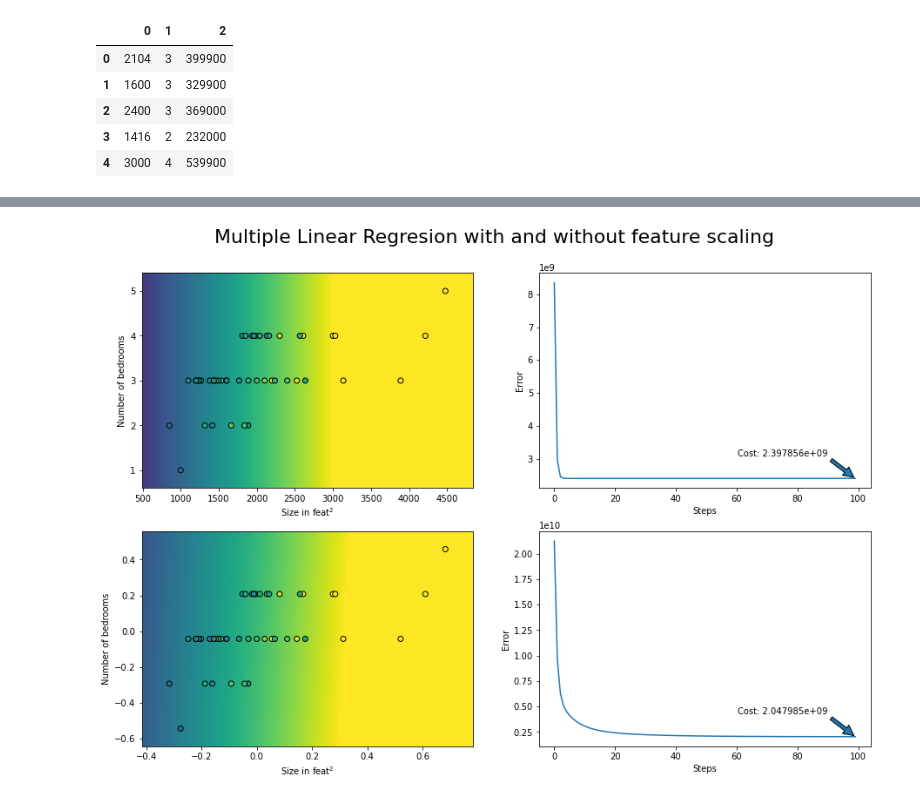
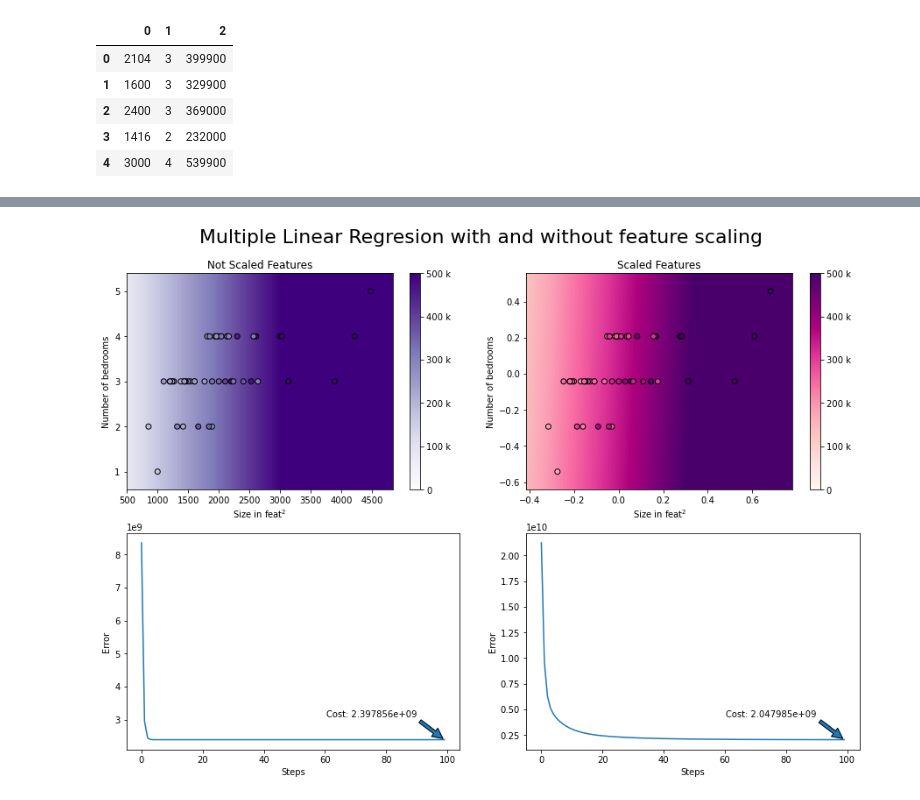
Before and after one commit to albertolg101/ai-course, a Jupyter notebook: multiple-linear-regression.ipynb, the cells around one changed output, grey strips where cells are left out. Drawn from its saved outputs; the diff is of its cells as text; code cells hidden in the pictures.

```diff
--- a/multiple-linear-regression.ipynb
+++ b/multiple-linear-regression.ipynb
@@ -16,10 +16,14 @@ data.head()
 | 3 | 1416 | 2 | 232000 |
 | 4 | 3000 | 4 | 539900 |
 # %%
-fig = plt.figure(figsize=(15, 6))
+from matplotlib import ticker
+
+fig = plt.figure(figsize=(18, 6))
 
 ax1 = fig.add_subplot(121)
-ax1.scatter(data[0], data[1], c=data[2])
+ax1.set_title("Not Scaled Features")
+im = ax1.scatter(data[0], data[1], c=data[2], edgecolors='black', cmap=plt.cm.get_cmap('Purples'))
+fig.colorbar(im, ax=ax1, format=ticker.EngFormatter())
 
 n = data.shape[1] - 1
 m = data.shape[0]
@@ -31,5 +35,7 @@ for i in range(0, n):
     pdata[i] = (data[i] - miu) / delta
 
 ax2 = fig.add_subplot(122)
-ax2.scatter(pdata[0], pdata[1], c=data[2]);
+ax2.set_title("Scaled Features")
+im = ax2.scatter(pdata[0], pdata[1], c=data[2], edgecolors='black', cmap=plt.cm.get_cmap('RdPu'))
+fig.colorbar(im, ax=ax2, format=ticker.EngFormatter());
 # %% [output]
@@ -57,7 +63,9 @@ from matplotlib.pyplot import figtext
 
 def vs(steps):
     def plot(fig, x, y, w, b, cost_hist, line):
-        ax1 = fig.add_subplot(221+2*line)
+        ax1 = fig.add_subplot(221+line)
+        title =  "Not Scaled Features" if line == 0 else "Scaled Features"
+        ax1.set_title(title)
         xlim = [min(x.T[0]), max(x.T[0])]
         ylim = [min(x.T[1]), max(x.T[1])]
         x_range = xlim[1] - xlim[0]
@@ -66,40 +74,42 @@ def vs(steps):
         Y = np.linspace(ylim[0] - 0.1 * y_range, ylim[1] + 0.1 * y_range, 256)
         X, Y = np.meshgrid(X, Y)
         Z = w[0] * X + w[1] * Y + b
-        ax1.contourf(X, Y, Z, levels=256, vmin=0, vmax=500000)
-        ax1.scatter(x.T[0], x.T[1], c=y, edgecolors='black', vmin=0, vmax=500000)
+        cmap = cmap=plt.cm.get_cmap('Purples' if line == 0 else 'RdPu')
+        ax1.contourf(X, Y, Z, levels=256, vmin=-1, vmax=500000, cmap=cmap)
+        im = ax1.scatter(x.T[0], x.T[1], c=y, edgecolors='black', vmin=-1, vmax=500000, cmap=cmap)
+        fig.colorbar(im, ax=ax1, format=ticker.EngFormatter())
         ax1.set_xlabel('Size in feat$^2$')
         ax1.set_ylabel('Number of bedrooms')
 
-        ax2 = fig.add_subplot(222+2*line)
+        ax2 = fig.add_subplot(223+line)
         cost = cost_hist[-1]
         steps = cost_hist.size
         ax2.plot(np.arange(0, steps, 1), cost_hist)
         ax2.set_xlabel('Steps')
         ax2.set_ylabel('Error')
         ax2.annotate(f'Cost: {cost:e}',
             xy=(steps-1, cost),
             xytext=(0.6, 0.15),
             textcoords='axes fraction',
             arrowprops = dict(shrink=0.05),
         )
 
     fig = plt.figure(figsize=(15, 10))
     title = 'Multiple Linear Regresion with and without feature scaling'
     fig.suptitle(title, fontsize=22, y=0.95)
 
     x = np.array(data.iloc[:,:n])
     y = data[n]
     alpha = 0.0000003
     w, b, cost_hist = gradient_descent(x, y, steps, alpha)
     plot(fig, x, y, w, b, cost_hist, 0)
 
     x = pdata.T
     alpha = 3
     w, b, cost_hist = gradient_descent(x, y, steps, alpha)
     plot(fig, x, y, w, b, cost_hist, 1)
 
 steps = 100
 vs(steps)
 # %% [output]
-[figure, old version]
+[figure, new version]
```
Also changed, not shown: parts of 1 cell of this notebook.
